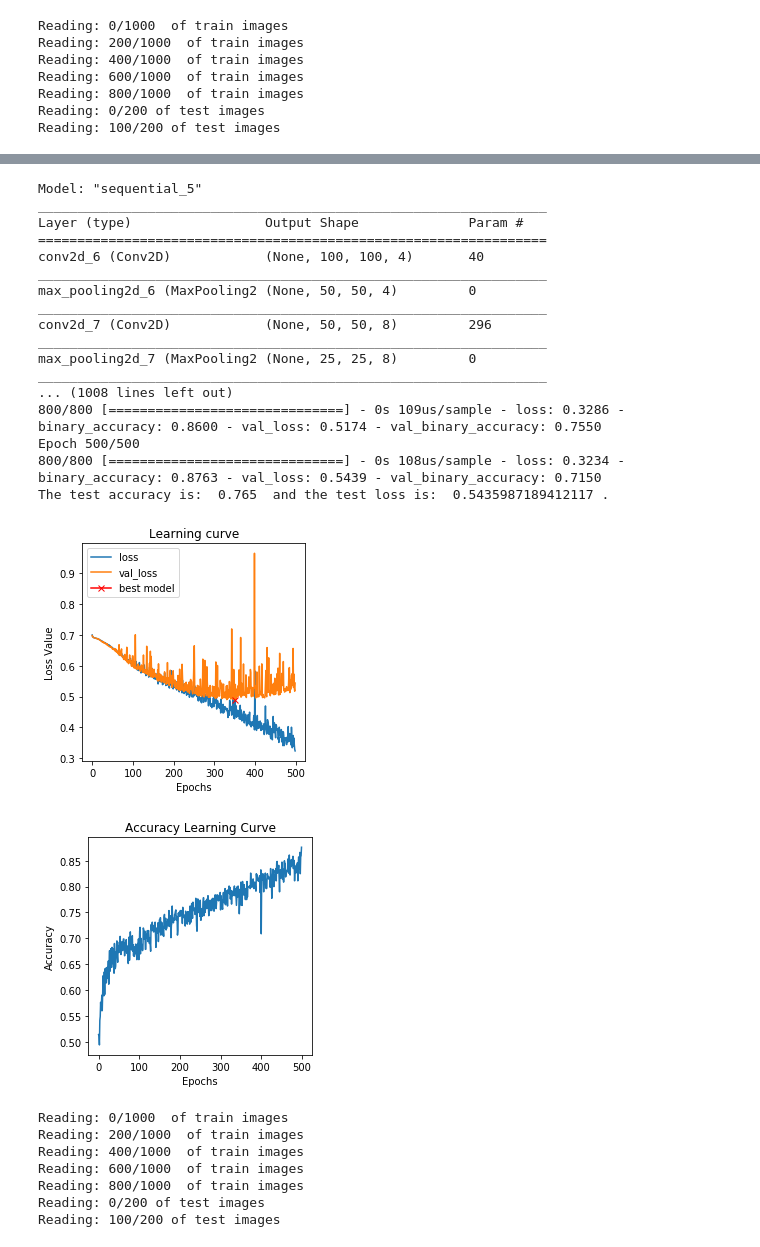
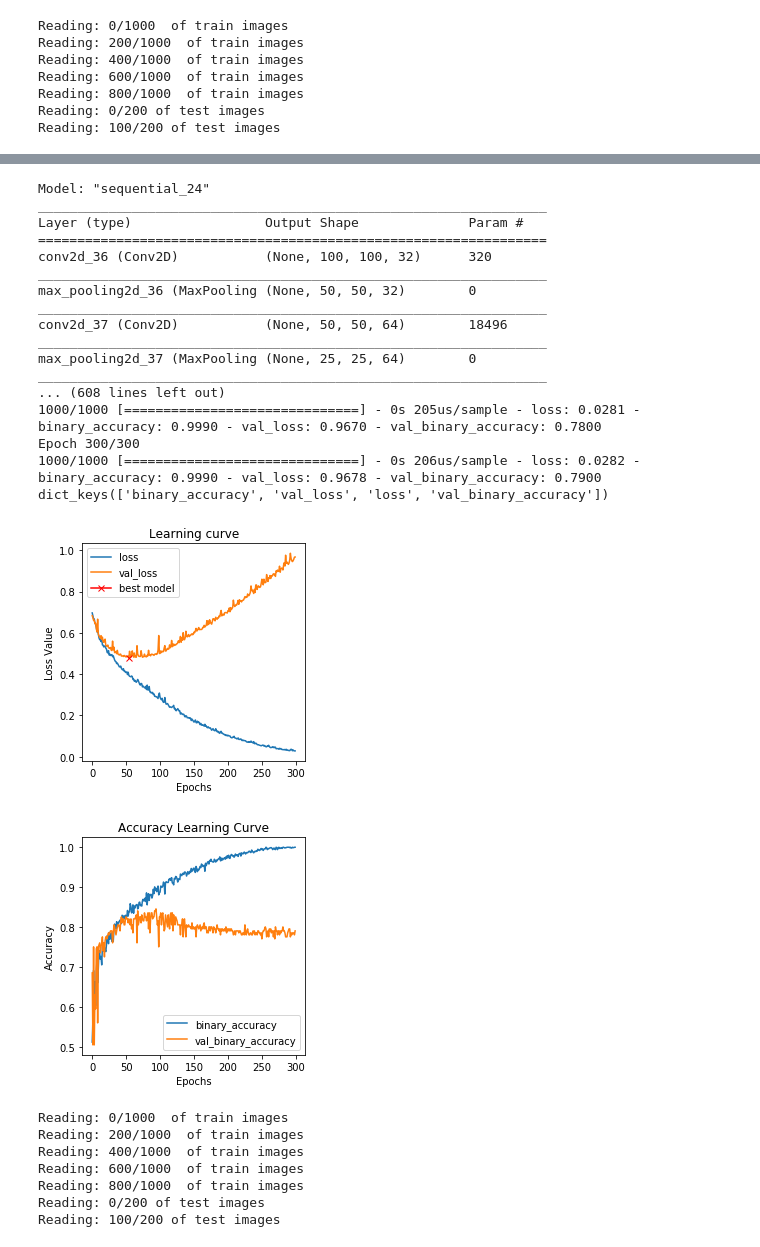
Before and after one commit to LailaNiazy/Deep-Learning-for-Medical-Application, a Jupyter notebook: Lab1/Lab1_DL.ipynb, the cells around one changed output, grey strips where cells are left out. Cells and saved outputs as stored; diff of their text form; code cells hidden in the pictures.

```diff
--- a/Lab1/Lab1_DL.ipynb
+++ b/Lab1/Lab1_DL.ipynb
@@ -268,9 +270,7 @@ model.compile(loss='mean_squared_error',
                   metrics=['binary_accuracy'])
 
 #model execution
-History = model.fit(Input, Target, epochs = 60, batch_size= 16, verbose=0, validation_split=0.2)
-test_loss, test_accuracy = model.evaluate(Test_Input,Test_Target,batch_size= 16, verbose=0)
-print("The predicted class labels are:", model.predict(Input), test_loss, test_accuracy)
+History = model.fit(Input, Target, epochs = 60, batch_size= 16, verbose=0, validation_data=(Test_Input,Test_Target))
 
 
 #Training and Validation loss curves
@@ -286,10 +286,12 @@ plt.xlabel("Epochs")
 plt.ylabel("Loss Value")
 plt.legend();
 
-#Train Accuracy evolution
+#Train and test accuracy plot
 plt.figure(figsize=(4,4))
-plt.title("Accuracy Learning curve")
+plt.title("Accuracy Learning Curve")
 plt.plot(History.history["binary_accuracy"], label="binary_accuracy")
-plt.xlabel("Epochs")
-plt.ylabel("Accuracy")
+plt.plot(History.history["val_binary_accuracy"], label="val_binary_accuracy")
+plt.xlabel('Epochs')
+plt.ylabel('Accuracy')
+plt.legend();
 # %% [output]
@@ -324,10 +308,10 @@ Text(0, 0.5, 'Accuracy')
 from tensorflow.keras.layers import Conv2D
 from tensorflow.keras.layers import MaxPooling2D
 from tensorflow.keras.layers import Flatten
-
+from tensorflow.keras.optimizers import Adam
 #Model definition
 def model(img_ch, img_width, img_height):
-    Base = 4
+    Base = 32
     model = Sequential()
     model.add(Conv2D(Base, kernel_size = (3, 3), activation='relu',
                      strides=1, padding='same',
@@ -359,55 +343,53 @@ Test_Target = y_test
 model = model(img_ch,img_width,img_height)
 
 model.compile(loss='binary_crossentropy',
-                  optimizer = SGD(lr=0.005),
+                  optimizer = Adam(lr=0.0001),
                   metrics=['binary_accuracy'])
 
 #Model execution
-History = model.fit(Input, Target, epochs = 500, batch_size= 50, verbose=1, validation_split=0.2)
-test_loss, test_accuracy = model.evaluate(Test_Input,Test_Target,batch_size= 25, verbose=0)
-#print("The predicted class labels are:", model.predict(Input), test_loss, test_accuracy)
+History = model.fit(Input, Target, epochs = 300, batch_size= 50, verbose=1,
+                  validation_data=(Test_Input, Test_Target))
 
+print(History.history.keys())
 #Training vs Validation plot
 plt.figure(figsize=(4, 4))
 plt.title("Learning curve")
 plt.plot(History.history["loss"], label="loss")
 plt.plot(History.history["val_loss"], label="val_loss")
 plt.plot( np.argmin(History.history["val_loss"]),
          np.min(History.history["val_loss"]),
          marker="x", color="r", label="best model")
 
 plt.xlabel("Epochs")
 plt.ylabel("Loss Value")
 plt.legend();
 
-#Train accuracy plot
+#Train and test accuracy plot
 plt.figure(figsize=(4,4))
 plt.title("Accuracy Learning Curve")
 plt.plot(History.history["binary_accuracy"], label="binary_accuracy")
+plt.plot(History.history["val_binary_accuracy"], label="val_binary_accuracy")
 plt.xlabel('Epochs')
 plt.ylabel('Accuracy')
-
-
-#Test Metrics
-print('The test accuracy is: ', test_accuracy,' and the test loss is: ',test_loss,'.')
+plt.legend();
 # %% [output]
-Model: "sequential_5"
+Model: "sequential_24"
 _________________________________________________________________
 Layer (type)                 Output Shape              Param #
 =================================================================
-conv2d_6 (Conv2D)            (None, 100, 100, 4)       40
+conv2d_36 (Conv2D)           (None, 100, 100, 32)      320
 _________________________________________________________________
-max_pooling2d_6 (MaxPooling2 (None, 50, 50, 4)         0
+max_pooling2d_36 (MaxPooling (None, 50, 50, 32)        0
 _________________________________________________________________
-conv2d_7 (Conv2D)            (None, 50, 50, 8)         296
+conv2d_37 (Conv2D)           (None, 50, 50, 64)        18496
 _________________________________________________________________
-max_pooling2d_7 (MaxPooling2 (None, 25, 25, 8)         0
+max_pooling2d_37 (MaxPooling (None, 25, 25, 64)        0
 _________________________________________________________________
-... (1008 lines left out)
-800/800 [==============================] - 0s 109us/sample - loss: 0.3286 - binary_accuracy: 0.8600 - val_loss: 0.5174 - val_binary_accuracy: 0.7550
-Epoch 500/500
-800/800 [==============================] - 0s 108us/sample - loss: 0.3234 - binary_accuracy: 0.8763 - val_loss: 0.5439 - val_binary_accuracy: 0.7150
-The test accuracy is:  0.765  and the test loss is:  0.5435987189412117 .
+... (608 lines left out)
+1000/1000 [==============================] - 0s 205us/sample - loss: 0.0281 - binary_accuracy: 0.9990 - val_loss: 0.9670 - val_binary_accuracy: 0.7800
+Epoch 300/300
+1000/1000 [==============================] - 0s 206us/sample - loss: 0.0282 - binary_accuracy: 0.9990 - val_loss: 0.9678 - val_binary_accuracy: 0.7900
+dict_keys(['binary_accuracy', 'val_loss', 'loss', 'val_binary_accuracy'])
-[figure, old version]
+[figure, new version]
-[figure, old version]
+[figure, new version]
 # %%
```
Also changed, not shown: parts of 18 cells of this notebook.
